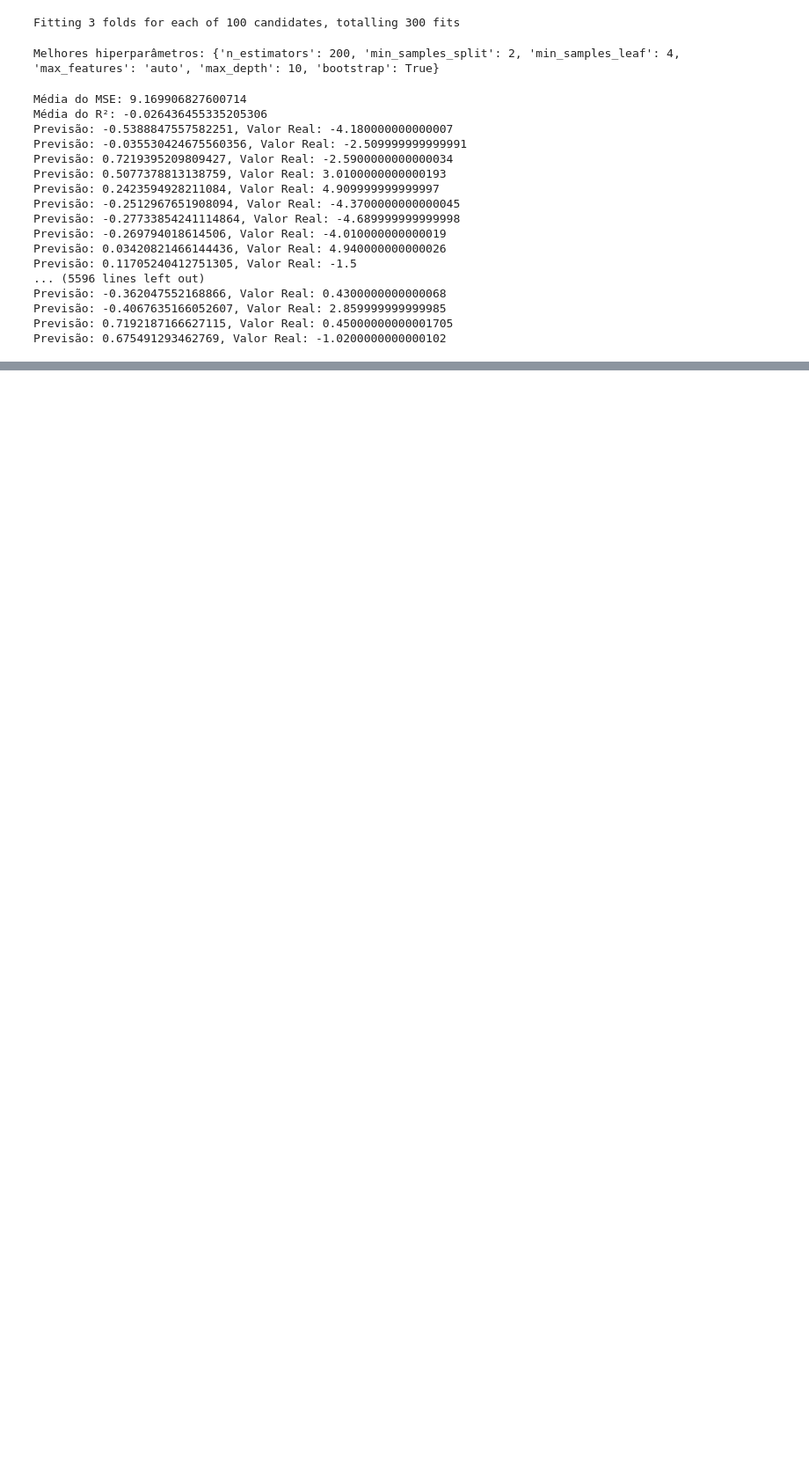
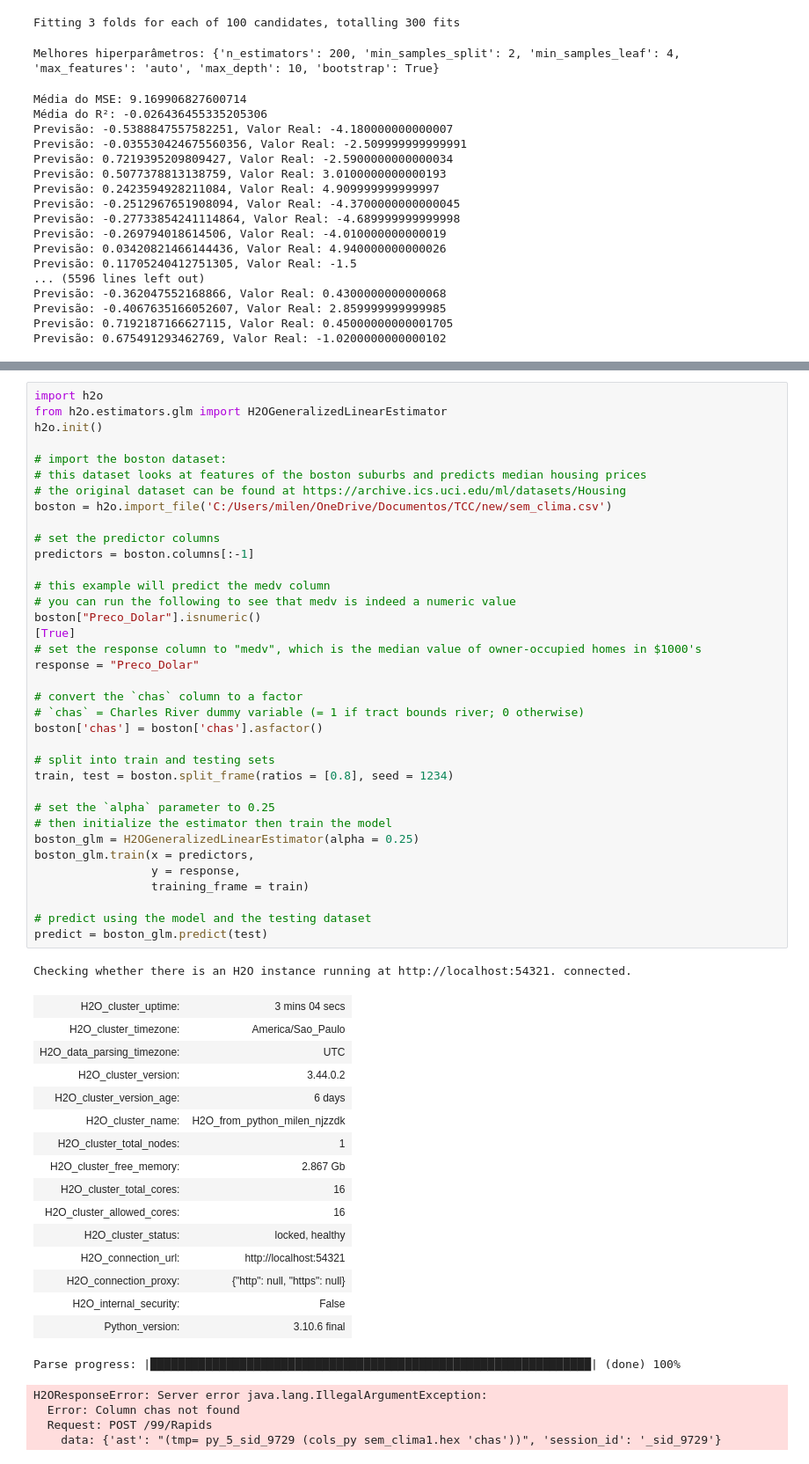
Before and after one commit to M1LENAFAR1A/Previsao_Diferenca_Pontos_Cafe, a Jupyter notebook: ttv.ipynb, the cells around one changed output, grey strips where cells are left out. Shown at 88% size. Drawn from its saved outputs; the diff is of its cells as text; blank space fills up the shorter version.

```diff
--- a/ttv.ipynb
+++ b/ttv.ipynb
@@ -636,0 +914,58 @@ dtype: float64
+# %%
+import h2o
+from h2o.estimators.glm import H2OGeneralizedLinearEstimator
+h2o.init()
+
+# import the boston dataset:
+# this dataset looks at features of the boston suburbs and predicts median housing prices
+# the original dataset can be found at https://archive.ics.uci.edu/ml/datasets/Housing
+boston = h2o.import_file('C:/Users/milen/OneDrive/Documentos/TCC/new/sem_clima.csv')
+
+# set the predictor columns
+predictors = boston.columns[:-1]
+
+# this example will predict the medv column
+# you can run the following to see that medv is indeed a numeric value
+boston["Preco_Dolar"].isnumeric()
+[True]
+# set the response column to "medv", which is the median value of owner-occupied homes in $1000's
+response = "Preco_Dolar"
+
+# convert the `chas` column to a factor
+# `chas` = Charles River dummy variable (= 1 if tract bounds river; 0 otherwise)
+boston['chas'] = boston['chas'].asfactor()
+
+# split into train and testing sets
+train, test = boston.split_frame(ratios = [0.8], seed = 1234)
+
+# set the `alpha` parameter to 0.25
+# then initialize the estimator then train the model
+boston_glm = H2OGeneralizedLinearEstimator(alpha = 0.25)
+boston_glm.train(x = predictors,
+                 y = response,
+                 training_frame = train)
+
+# predict using the model and the testing dataset
+predict = boston_glm.predict(test)
+# %% [output]
+Checking whether there is an H2O instance running at http://localhost:54321. connected.
+| H2O_cluster_uptime: | 3 mins 04 secs |
+| H2O_cluster_timezone: | America/Sao_Paulo |
+| H2O_data_parsing_timezone: | UTC |
+| H2O_cluster_version: | 3.44.0.2 |
+| H2O_cluster_version_age: | 6 days |
+| H2O_cluster_name: | H2O_from_python_milen_njzzdk |
+| H2O_cluster_total_nodes: | 1 |
+| H2O_cluster_free_memory: | 2.867 Gb |
+| H2O_cluster_total_cores: | 16 |
+| H2O_cluster_allowed_cores: | 16 |
+| H2O_cluster_status: | locked, healthy |
+| H2O_connection_url: | http://localhost:54321 |
+| H2O_connection_proxy: | {"http": null, "https": null} |
+| H2O_internal_security: | False |
+| Python_version: | 3.10.6 final |
+Parse progress: |████████████████████████████████████████████████████████████████| (done) 100%
+H2OResponseError: Server error java.lang.IllegalArgumentException:
+  Error: Column chas not found
+  Request: POST /99/Rapids
+    data: {'ast': "(tmp= py_5_sid_9729 (cols_py sem_clima1.hex 'chas'))", 'session_id': '_sid_9729'}
```
Also changed, not shown: parts of 15 cells of this notebook, 2 other files.
